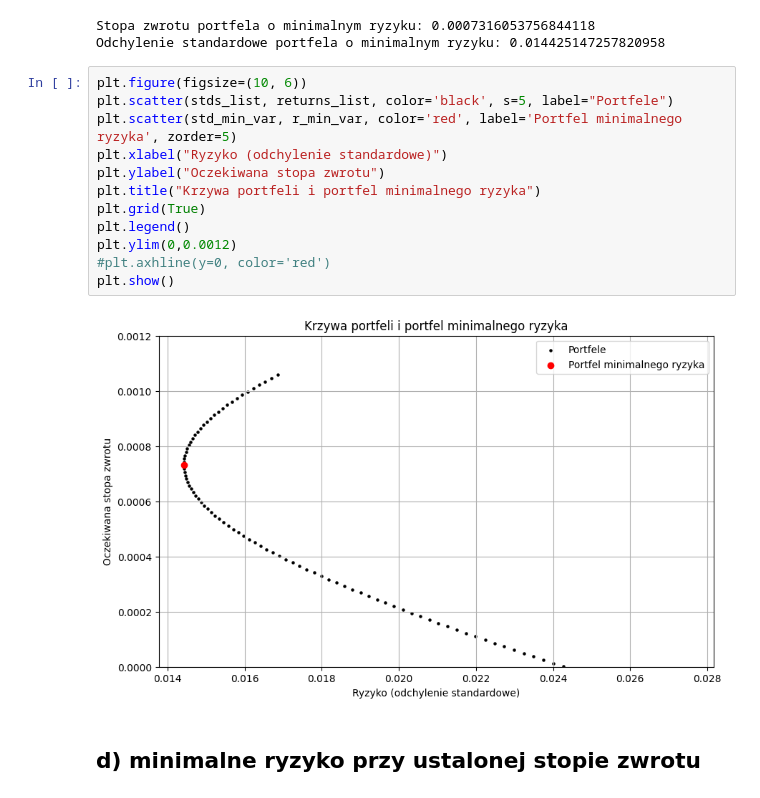
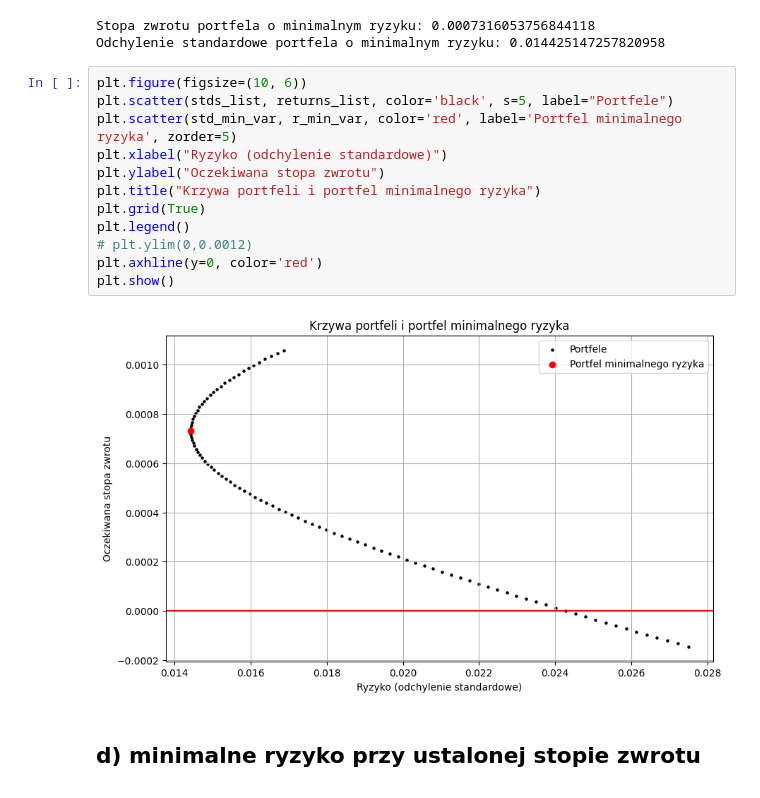
Before and after one commit to werpyr1003/Zarz-dzanie_ryzykiem_McDonald_Corporation, a Jupyter notebook: projekt_4/prez_4_1.ipynb, the cells around one changed output. Cells and saved outputs as stored; diff of their text form.

```diff
--- a/projekt_4/prez_4_1.ipynb
+++ b/projekt_4/prez_4_1.ipynb
@@ -145,17 +145,17 @@ Odchylenie standardowe portfela o minimalnym ryzyku: 0.014425147257820958
 # %%
 plt.figure(figsize=(10, 6))
 plt.scatter(stds_list, returns_list, color='black', s=5, label="Portfele")
 plt.scatter(std_min_var, r_min_var, color='red', label='Portfel minimalnego ryzyka', zorder=5)
 plt.xlabel("Ryzyko (odchylenie standardowe)")
 plt.ylabel("Oczekiwana stopa zwrotu")
 plt.title("Krzywa portfeli i portfel minimalnego ryzyka")
 plt.grid(True)
 plt.legend()
-plt.ylim(0,0.0012)
-#plt.axhline(y=0, color='red')
+# plt.ylim(0,0.0012)
+plt.axhline(y=0, color='red')
 plt.show()
 # %% [output]
-[figure, old version]
+[figure, new version]
 # %% [markdown]
 ## d) minimalne ryzyko przy ustalonej stopie zwrotu
 # %%
```
Also changed, not shown: parts of 7 cells of this notebook, 1 other file.
